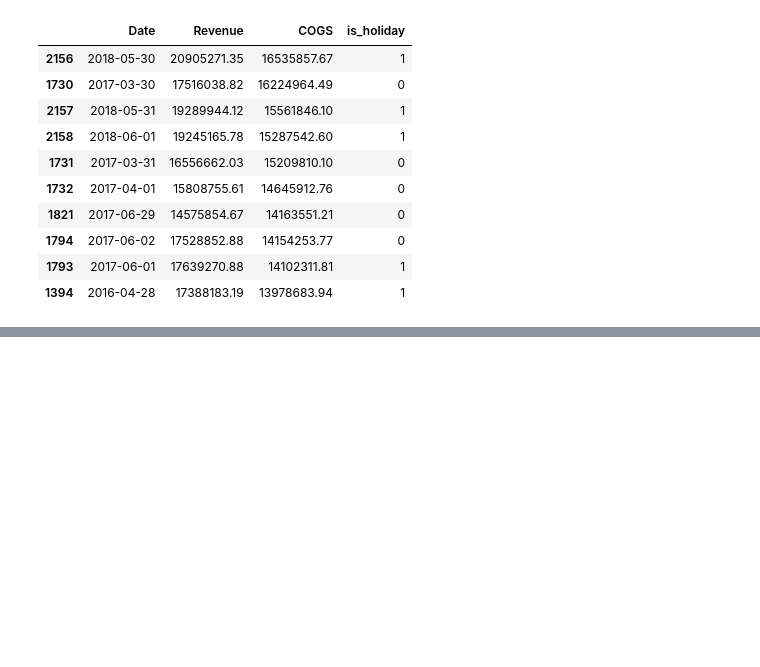
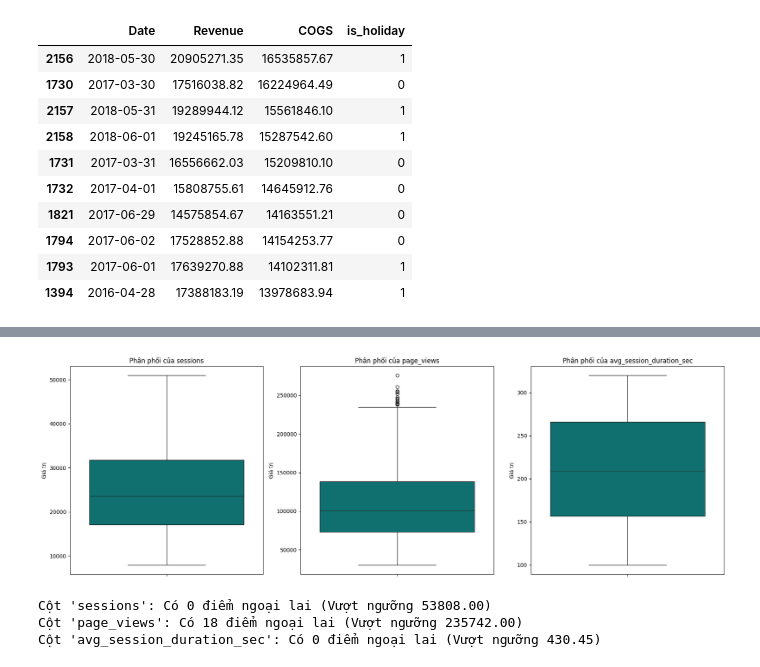
Before and after one commit to Jade2612/DATATHON, a Jupyter notebook: notebooks/00_data_cleaning.ipynb, the cells around one changed output, grey strips where cells are left out. Cells and saved outputs as stored; diff of their text form; code cells hidden in the pictures; blank space fills up the shorter version.

```diff
--- a/notebooks/00_data_cleaning.ipynb
+++ b/notebooks/00_data_cleaning.ipynb
@@ -229,0 +322,33 @@ sales['log_COGS'] = np.log1p(sales['COGS'])
+# %%
+cols_to_check = ['sessions', 'page_views', 'avg_session_duration_sec']
+
+fig, axes = plt.subplots(1, 3, figsize=(18, 6))
+
+for i, col in enumerate(cols_to_check):
+    sns.boxplot(y=web_traffic[col], ax=axes[i], color='teal')
+    axes[i].set_title(f'Phân phối của {col}')
+    axes[i].set_ylabel('Giá trị')
+
+plt.tight_layout()
+plt.show()
+# %% [output]
+[figure, added]
+# %%
+outliers_dict = {}
+
+for col in cols_to_check:
+    Q1 = web_traffic[col].quantile(0.25)
+    Q3 = web_traffic[col].quantile(0.75)
+    IQR = Q3 - Q1
+
+    upper_limit = Q3 + 1.5 * IQR
+    lower_limit = Q1 - 1.5 * IQR
+
+    outliers = web_traffic[(web_traffic[col] > upper_limit) | (web_traffic[col] < lower_limit)]
+    outliers_dict[col] = outliers
+
+    print(f"Cột '{col}': Có {len(outliers)} điểm ngoại lai (Vượt ngưỡng {upper_limit:.2f})")
+# %% [output]
+Cột 'sessions': Có 0 điểm ngoại lai (Vượt ngưỡng 53808.00)
+Cột 'page_views': Có 18 điểm ngoại lai (Vượt ngưỡng 235742.00)
+Cột 'avg_session_duration_sec': Có 0 điểm ngoại lai (Vượt ngưỡng 430.45)
```
Also changed, not shown: parts of 6 cells of this notebook, 1 other file.
